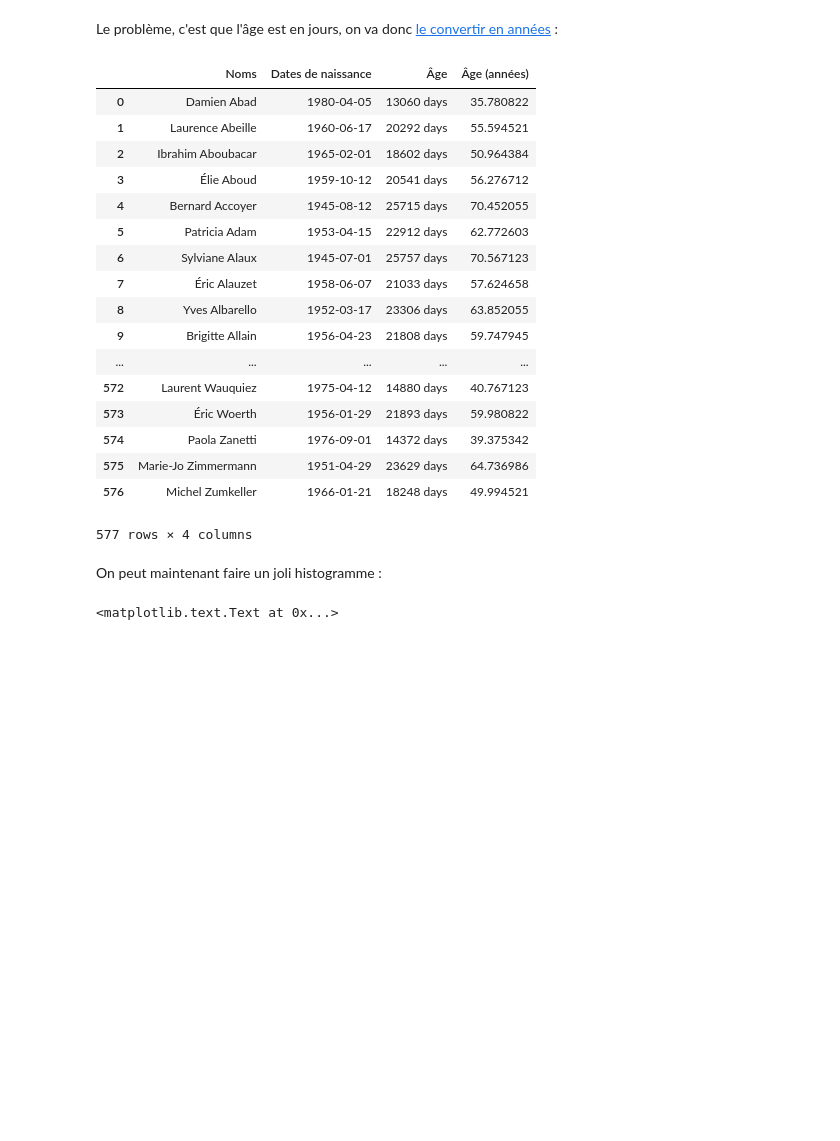
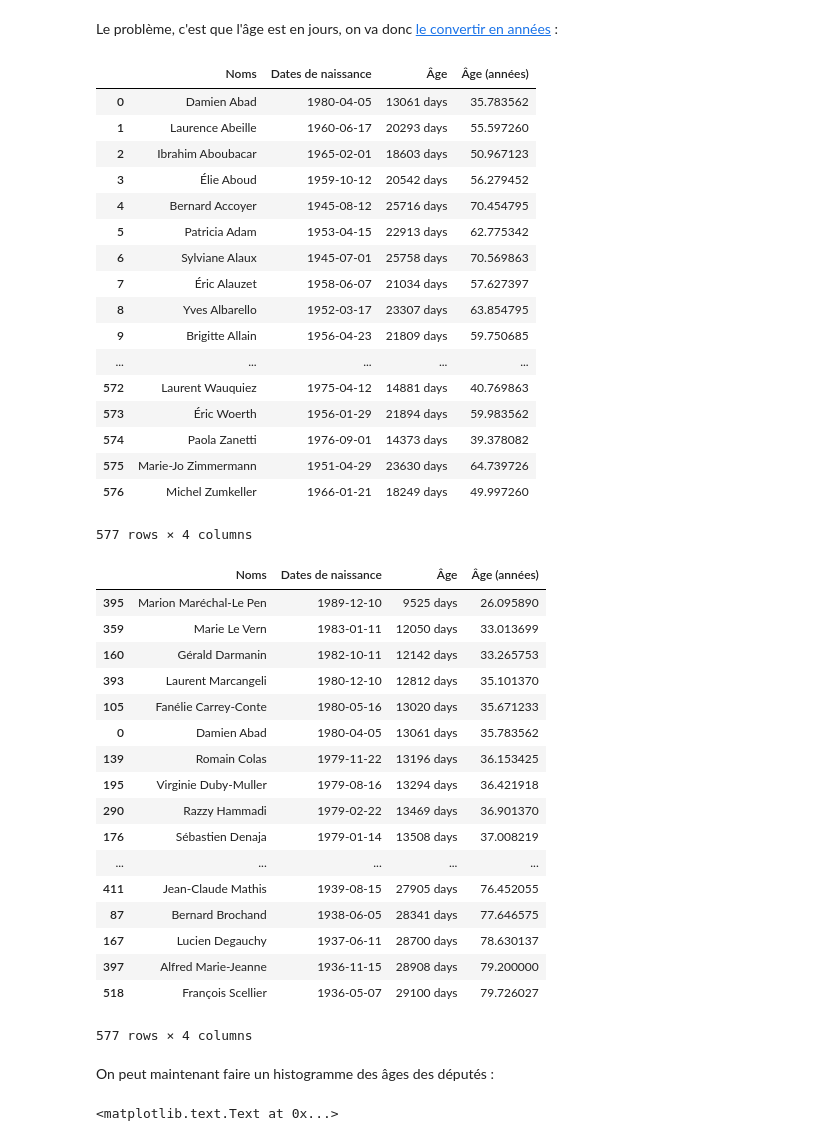
Before and after one commit to flothesof/posts, a Jupyter notebook: 20160106_AgeDesDeputes.ipynb, the cells around one changed output. Cells and saved outputs as stored; diff of their text form; code cells hidden in the pictures; blank space fills up the shorter version.

```diff
--- a/20160106_AgeDesDeputes.ipynb
+++ b/20160106_AgeDesDeputes.ipynb
@@ -109,7 +90,7 @@ Construisons d'abord une expression régulière pour les prénoms :
 # %%
 import re
 # %%
-p = re.compile("^(M\.|Mme)((\s[\w\-]+)+)", re.MULTILINE)
+p = re.compile("^(?:M\.|Mme) ((?:[\w\-]+.?)+)", re.MULTILINE)
 # %%
 p.findall(first_page)
 # %% [output]
@@ -122,7 +103,7 @@ p.findall(first_page)
 # %% [markdown]
 On peut maintenant passer aux dates de naissance :
 # %%
-p2 = re.compile('Né[e]* le (\d+(\s|er|eme)[a-z\u00E0-\u00FC]+ \d+)', re.MULTILINE)
+p2 = re.compile('Née? le (\d+(?: |er)\w+ \d+)', re.MULTILINE)
 # %%
 p2.findall(first_page)
 # %% [output]
@@ -273,8 +254,8 @@ Nous vérifions ci-dessous que les résultats sont pertinents :
 # %% [markdown]
 Nous pouvons maintenant fabriquer notre DataFrame avec l'ensemble des données :
 # %%
-df = pd.DataFrame(data=list(zip([n[1].split('\n')[0] for n in names],
-                           [convert2date(b[0]) for b in birthdates])),
+df = pd.DataFrame(data=list(zip([n for n in names],
+                           [convert2date(b) for b in birthdates])),
              columns=('Noms', 'Dates de naissance'))
 df
 # %% [output]
@@ -335,25 +316,46 @@ df['Âge (années)'] = [x.days / 365 for x in df['Âge']]
 df
 # %% [output]
 |  | Noms | Dates de naissance | Âge | Âge (années) |
-| 0 | Damien Abad | 1980-04-05 | 13060 days | 35.780822 |
-| 1 | Laurence Abeille | 1960-06-17 | 20292 days | 55.594521 |
-| 2 | Ibrahim Aboubacar | 1965-02-01 | 18602 days | 50.964384 |
-| 3 | Élie Aboud | 1959-10-12 | 20541 days | 56.276712 |
-| 4 | Bernard Accoyer | 1945-08-12 | 25715 days | 70.452055 |
-| 5 | Patricia Adam | 1953-04-15 | 22912 days | 62.772603 |
-| 6 | Sylviane Alaux | 1945-07-01 | 25757 days | 70.567123 |
-| 7 | Éric Alauzet | 1958-06-07 | 21033 days | 57.624658 |
-| 8 | Yves Albarello | 1952-03-17 | 23306 days | 63.852055 |
-| 9 | Brigitte Allain | 1956-04-23 | 21808 days | 59.747945 |
+| 0 | Damien Abad | 1980-04-05 | 13061 days | 35.783562 |
+| 1 | Laurence Abeille | 1960-06-17 | 20293 days | 55.597260 |
+| 2 | Ibrahim Aboubacar | 1965-02-01 | 18603 days | 50.967123 |
+| 3 | Élie Aboud | 1959-10-12 | 20542 days | 56.279452 |
+| 4 | Bernard Accoyer | 1945-08-12 | 25716 days | 70.454795 |
+| 5 | Patricia Adam | 1953-04-15 | 22913 days | 62.775342 |
+| 6 | Sylviane Alaux | 1945-07-01 | 25758 days | 70.569863 |
+| 7 | Éric Alauzet | 1958-06-07 | 21034 days | 57.627397 |
+| 8 | Yves Albarello | 1952-03-17 | 23307 days | 63.854795 |
+| 9 | Brigitte Allain | 1956-04-23 | 21809 days | 59.750685 |
 | ... | ... | ... | ... | ... |
-| 572 | Laurent Wauquiez | 1975-04-12 | 14880 days | 40.767123 |
-| 573 | Éric Woerth | 1956-01-29 | 21893 days | 59.980822 |
-| 574 | Paola Zanetti | 1976-09-01 | 14372 days | 39.375342 |
-| 575 | Marie-Jo Zimmermann | 1951-04-29 | 23629 days | 64.736986 |
-| 576 | Michel Zumkeller | 1966-01-21 | 18248 days | 49.994521 |
+| 572 | Laurent Wauquiez | 1975-04-12 | 14881 days | 40.769863 |
+| 573 | Éric Woerth | 1956-01-29 | 21894 days | 59.983562 |
+| 574 | Paola Zanetti | 1976-09-01 | 14373 days | 39.378082 |
+| 575 | Marie-Jo Zimmermann | 1951-04-29 | 23630 days | 64.739726 |
+| 576 | Michel Zumkeller | 1966-01-21 | 18249 days | 49.997260 |
 577 rows × 4 columns
+# %%
+df.sort_values(by='Âge (années)')
+# %% [output]
+|  | Noms | Dates de naissance | Âge | Âge (années) |
+| 395 | Marion Maréchal-Le Pen | 1989-12-10 | 9525 days | 26.095890 |
+| 359 | Marie Le Vern | 1983-01-11 | 12050 days | 33.013699 |
+| 160 | Gérald Darmanin | 1982-10-11 | 12142 days | 33.265753 |
+| 393 | Laurent Marcangeli | 1980-12-10 | 12812 days | 35.101370 |
+| 105 | Fanélie Carrey-Conte | 1980-05-16 | 13020 days | 35.671233 |
+| 0 | Damien Abad | 1980-04-05 | 13061 days | 35.783562 |
+| 139 | Romain Colas | 1979-11-22 | 13196 days | 36.153425 |
+| 195 | Virginie Duby-Muller | 1979-08-16 | 13294 days | 36.421918 |
+| 290 | Razzy Hammadi | 1979-02-22 | 13469 days | 36.901370 |
+| 176 | Sébastien Denaja | 1979-01-14 | 13508 days | 37.008219 |
+| ... | ... | ... | ... | ... |
+| 411 | Jean-Claude Mathis | 1939-08-15 | 27905 days | 76.452055 |
+| 87 | Bernard Brochand | 1938-06-05 | 28341 days | 77.646575 |
+| 167 | Lucien Degauchy | 1937-06-11 | 28700 days | 78.630137 |
+| 397 | Alfred Marie-Jeanne | 1936-11-15 | 28908 days | 79.200000 |
+| 518 | François Scellier | 1936-05-07 | 29100 days | 79.726027 |
+577 rows × 4 columns
 # %% [markdown]
-On peut maintenant faire un joli histogramme :
+On peut maintenant faire un histogramme des âges des députés :
 # %%
 %matplotlib inline
 # %%
```
Also changed, not shown: parts of 15 cells of this notebook.
